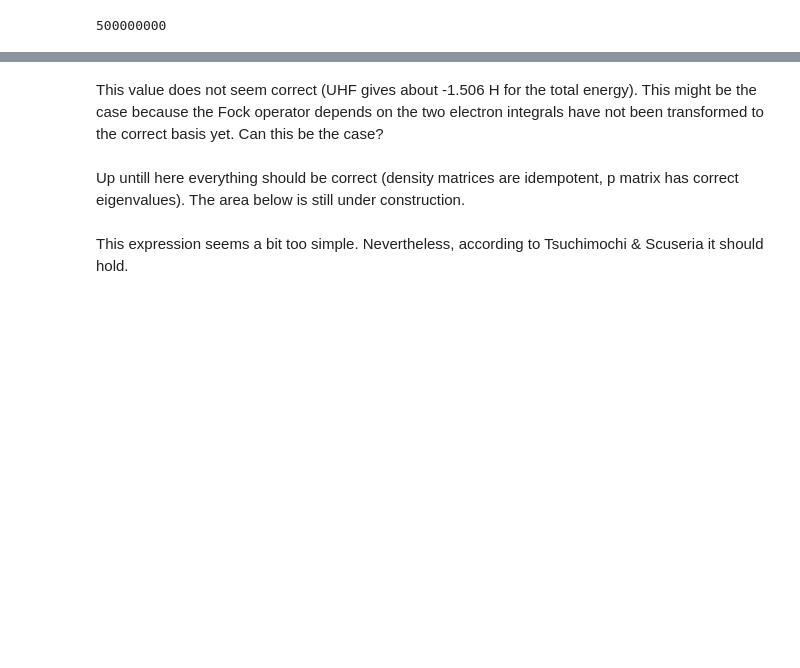
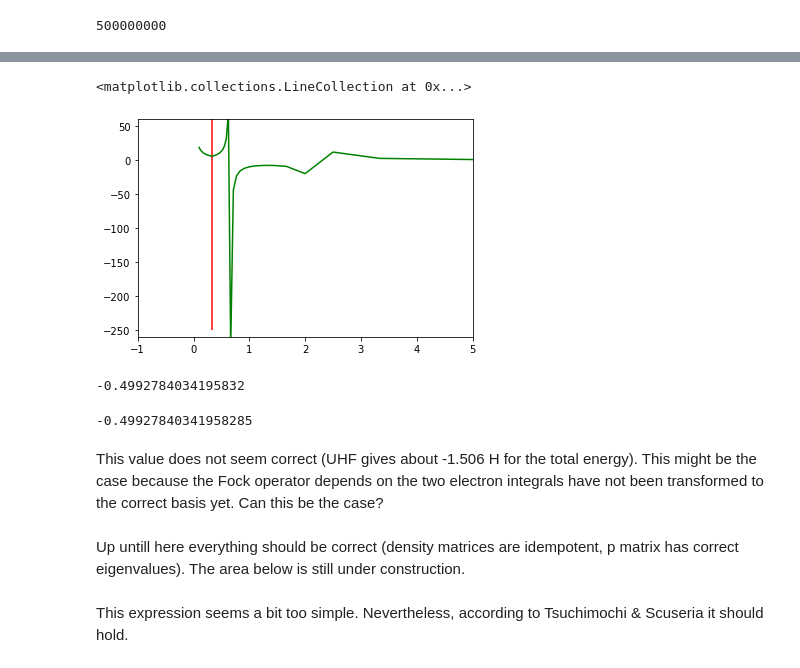
Before and after one commit to ruvdrsti/Bachelor_project, a Jupyter notebook: Recovery_notebook.ipynb, the cells around one changed output, grey strips where cells are left out. Cells and saved outputs as stored; diff of their text form; code cells hidden in the pictures; blank space fills up the shorter version.

```diff
--- a/Recovery_notebook.ipynb
+++ b/Recovery_notebook.ipynb
@@ -257,3 +220,22 @@ q
+# %%
+E_array = np.array(E_total_list)
+plt.plot((distances)**-1, E_array**-1, color='green')
+plt.axis([-1, 5, -260, 60])
+plt.vlines(0.34, -250, 69, color="red")
+# %% [output]
+<matplotlib.collections.LineCollection at 0x...>
+[figure, added]
+# %%
+atom = ConstrainedMolecule("""
+H
+""")
+atom.iteratinator()
+# %% [output]
+-0.4992784034195832
+# %%
+psi4.energy("scf")
+# %% [output]
+-0.49927840341958285
 # %% [markdown]
 This value does not seem correct (UHF gives about -1.506 H for the total energy). This might be the case because the Fock operator depends on the two electron integrals have not been transformed to the correct basis yet. Can this be the case?
 # %%
```
Also changed, not shown: parts of 11 cells of this notebook.
